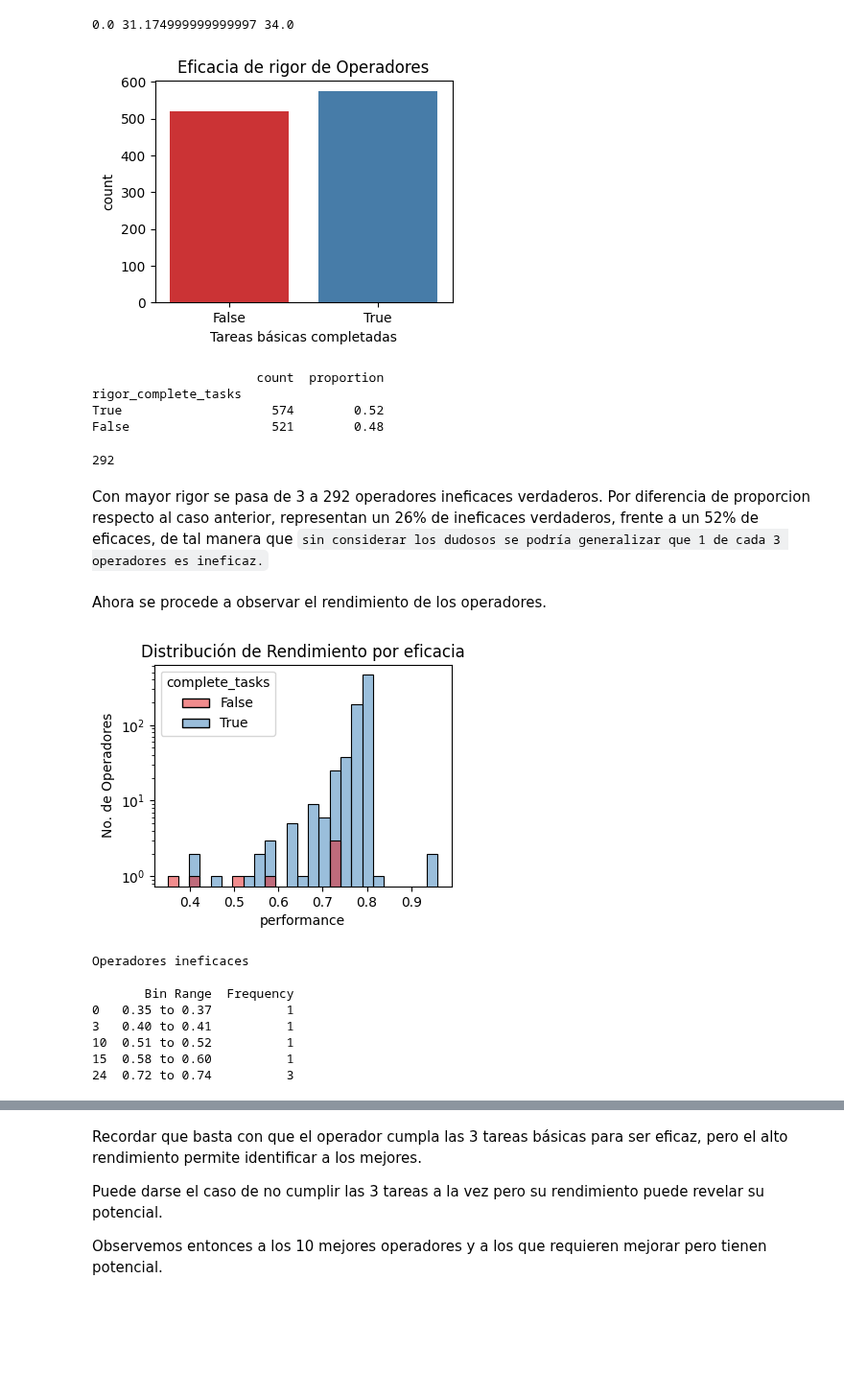
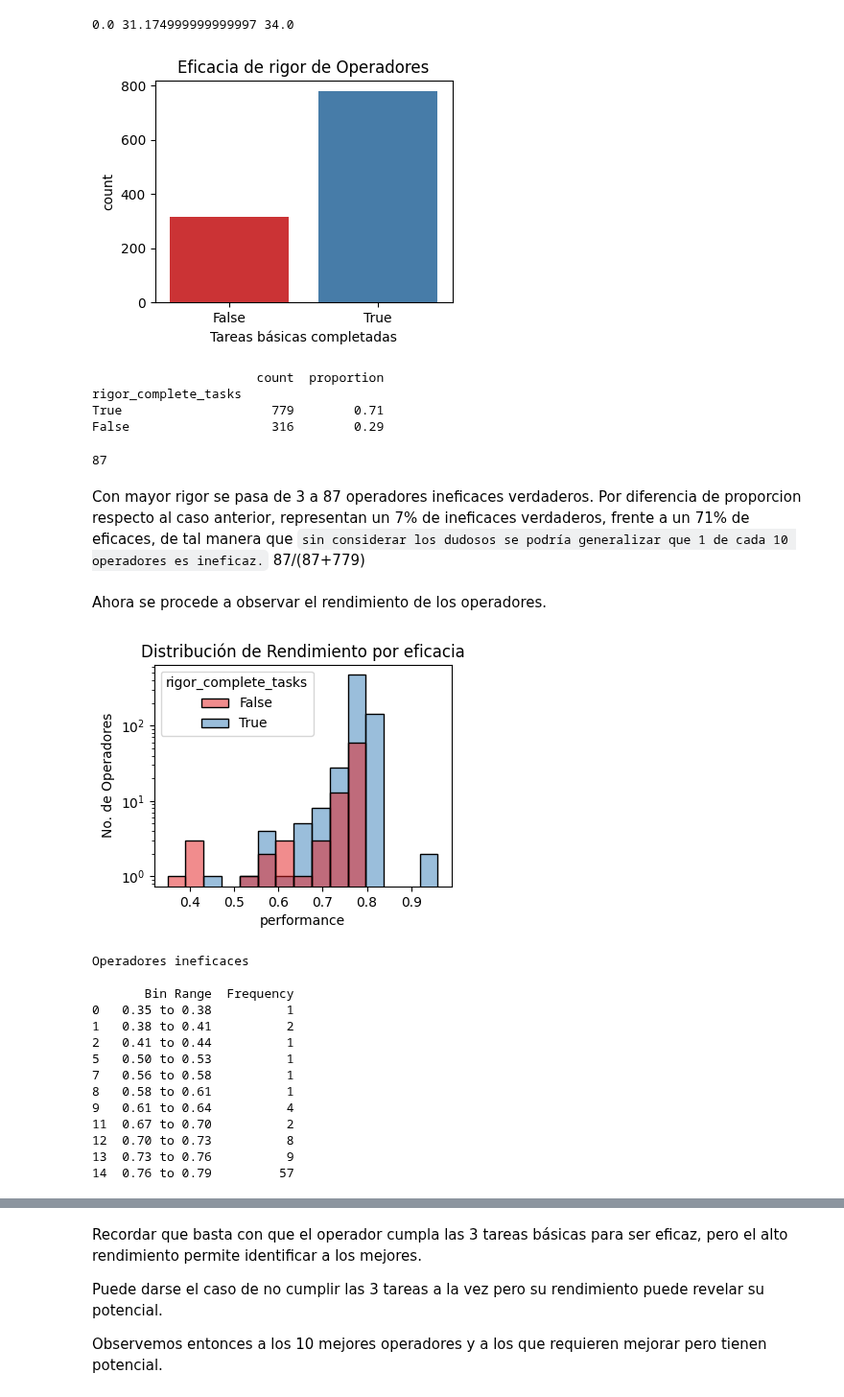
Before and after one commit to ScinDBad/DA_proyecto_final, a Jupyter notebook: proyecto_sp_14.ipynb, the cells around one changed output, grey strips where cells are left out. Shown at 96% size. Drawn from its saved outputs; the diff is of its cells as text; code cells hidden in the pictures; blank space fills up the shorter version.

```diff
--- a/proyecto_sp_14.ipynb
+++ b/proyecto_sp_14.ipynb
@@ -979,9 +979,9 @@ print(med_a, med_b, med_c) # Mostrar valores medianos que representan umbrales d
 # Crear columna complete_tasks para definir el cumplimiento de tareas del operador
 # Aumentar el rigor de umbrales
 report['rigor_complete_tasks'] = (
-    (report['num_missed_calls_in'] < med_a) |
-    (report['avg_waiting_time_in'] < med_b) |
-    (report['num_calls_out'] > avg_c)
+    (report['num_missed_calls_in'] <= med_a) |
+    (report['avg_waiting_time_in'] <= med_b) |
+    (report['num_calls_out'] >= avg_c)
 )
 
 # ajustar tamaño de figura
@@ -995,11 +995,11 @@ plt.show() # mostrar plot
 data = report['rigor_complete_tasks']
 print(pd.concat([data.value_counts(), data.value_counts(normalize=True)], axis=1).round(2))
 # %% [output]
-[figure, old version]
+[figure, new version]
                       count  proportion
 rigor_complete_tasks
-True                    574        0.52
-False                   521        0.48
+True                    779        0.71
+False                   316        0.29
 # %%
 # Calcular el número de operadores ineficaces que si recibieron llamadas
 report[
@@ -1009,9 +1009,9 @@ report[
         )
 ]['operator_id'].count()
 # %% [output]
-292
+87
 # %% [markdown]
-Con mayor rigor se pasa de 3 a 292 operadores ineficaces verdaderos. Por diferencia de proporcion respecto al caso anterior, representan un 26% de ineficaces verdaderos, frente a un 52% de eficaces, de tal manera que `sin considerar los dudosos se podría generalizar que 1 de cada 3 operadores es ineficaz.`
+Con mayor rigor se pasa de 3 a 87 operadores ineficaces verdaderos. Por diferencia de proporcion respecto al caso anterior, representan un 7% de ineficaces verdaderos, frente a un 71% de eficaces, de tal manera que `sin considerar los dudosos se podría generalizar que 1 de cada 10 operadores es ineficaz.` 87/(87+779)
 # %% [markdown]
 
 Ahora se procede a observar el rendimiento de los operadores.
@@ -1038,24 +1038,31 @@ def freq_table(data, bins):
     return filtered_table
 # %%
 plt.figure(figsize=(4,3)) # tamaño de figura
-sns.histplot(data=report, x='performance', hue='complete_tasks', palette='Set1', bins=25) # trazar hist
-plt.yscale('log') # escala logarítmica en eje y para mostrar frecuencias mínimas
+sns.histplot(data=report, x='performance', hue='rigor_complete_tasks', palette='Set1', bins=15) # trazar hist
+#plt.yscale('log') # escala logarítmica en eje y para mostrar frecuencias mínimas
 plt.title('Distribución de Rendimiento por eficacia')
 plt.ylabel('No. de Operadores')
+plt.yscale('log')
 plt.show() # mostrar plot
 
-mask = (report['complete_tasks']==False) # mascara booleana de ineficacia
+mask = (report['rigor_complete_tasks']==False) # mascara booleana de ineficacia
 
 print('Operadores ineficaces\n')
-print(freq_table(data=report[mask]['performance'], bins=25)) # mostrar tabla de freq
+print(freq_table(data=report[mask]['performance'], bins=15)) # mostrar tabla de freq
 # %% [output]
-[figure, old version]
+[figure, new version]
 Operadores ineficaces
 
        Bin Range  Frequency
-0   0.35 to 0.37          1
-3   0.40 to 0.41          1
-10  0.51 to 0.52          1
-15  0.58 to 0.60          1
-24  0.72 to 0.74          3
+0   0.35 to 0.38          1
+1   0.38 to 0.41          2
+2   0.41 to 0.44          1
+5   0.50 to 0.53          1
+7   0.56 to 0.58          1
+8   0.58 to 0.61          1
+9   0.61 to 0.64          4
+11  0.67 to 0.70          2
+12  0.70 to 0.73          8
+13  0.73 to 0.76          9
+14  0.76 to 0.79         57
 # %% [markdown]
```
Also changed, not shown: parts of 29 cells of this notebook.
